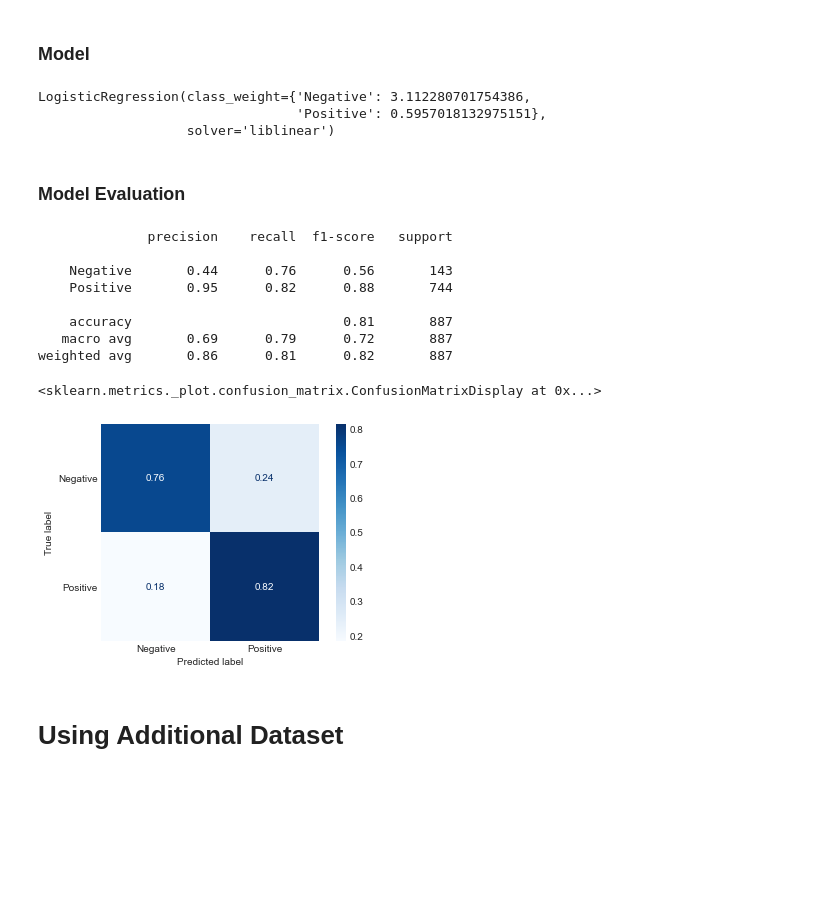
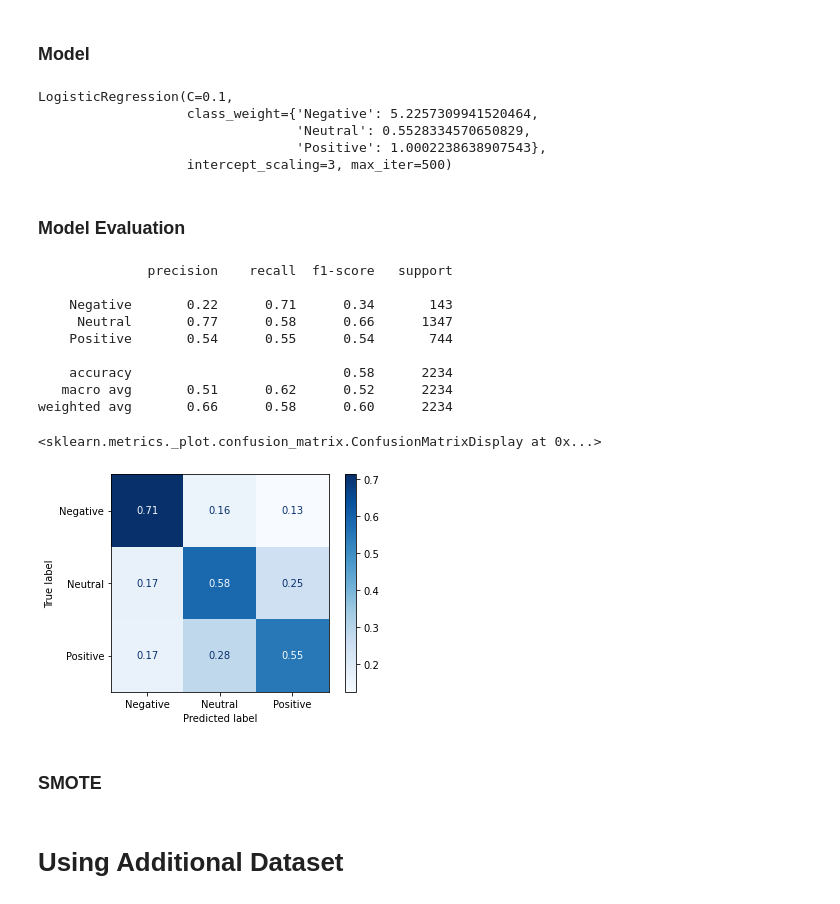
Before and after one commit to singsang2/dsc-mod-4-project-v2-1-onl01-dtsc-ft-070620, a Jupyter notebook: Tweet_sentiment_analysis.ipynb, the cells around one changed output. Cells and saved outputs as stored; diff of their text form; code cells hidden in the pictures; blank space fills up the shorter version.

```diff
--- a/Tweet_sentiment_analysis.ipynb
+++ b/Tweet_sentiment_analysis.ipynb
@@ -1448,11 +1448,11 @@ def get_class_weights(y):
         class_weight_dict (dict): dictionary version of class_weight along with its class names
     """
     class_weight = list(compute_class_weight(class_weight='balanced',
-                                             classes=['Negative', 'Positive'],
+                                             classes=['Negative', 'Neutral', 'Positive'],
                                              y=y))
     class_weight_dict = {'Negative': class_weight[0],
-#                     'Neutral': class_weight[1],
-                    'Positive': class_weight[1]}
+                         'Neutral': class_weight[1],
+                         'Positive': class_weight[2]}
     return class_weight, class_weight_dict
 # %%
 # Calculates class_weight
@@ -1464,33 +1464,39 @@ X_train, X_test, y_train, y_test = train_test_split(X, y, test_size=0.25, random
 ### Model
 # %%
 # Logistic classifier
-clf = LogisticRegression(solver='liblinear', class_weight=class_weight_dict)
+mutliclass_clf = LogisticRegression(solver='lbfgs',
+                                    C=1e-1,
+#                                     fit_intercept=False,
+                                    intercept_scaling=3,
+                                    class_weight=class_weight_dict,
+                                    max_iter=500)
 # %%
-clf.fit(X_train, y_train)
+mutliclass_clf.fit(X_train, y_train)
 # %% [output]
-LogisticRegression(class_weight={'Negative': 3.112280701754386,
-                                 'Positive': 0.5957018132975151},
-                   solver='liblinear')
+LogisticRegression(C=0.1,
+                   class_weight={'Negative': 5.2257309941520464,
+                                 'Neutral': 0.5528334570650829,
+                                 'Positive': 1.0002238638907543},
+                   intercept_scaling=3, max_iter=500)
 # %% [markdown]
 ### Model Evaluation
 # %%
-y_pred = clf.predict(X_test)
+y_pred = mutliclass_clf.predict(X_test)
 # %%
 print(classification_report(y_test, y_pred))
+plot_confusion_matrix(mutliclass_clf, X_test, y_test, normalize='true', cmap='Blues')
 # %% [output]
               precision    recall  f1-score   support
 
-    Negative       0.44      0.76      0.56       143
-    Positive       0.95      0.82      0.88       744
+    Negative       0.22      0.71      0.34       143
+     Neutral       0.77      0.58      0.66      1347
+    Positive       0.54      0.55      0.54       744
 
-    accuracy                           0.81       887
-   macro avg       0.69      0.79      0.72       887
-weighted avg       0.86      0.81      0.82       887
+    accuracy                           0.58      2234
+   macro avg       0.51      0.62      0.52      2234
+weighted avg       0.66      0.58      0.60      2234
+<sklearn.metrics._plot.confusion_matrix.ConfusionMatrixDisplay at 0x...>
+[figure, added]
-# %%
-plot_confusion_matrix(clf, X_test, y_test, normalize='true', cmap='Blues')
-# %% [output]
-<sklearn.metrics._plot.confusion_matrix.ConfusionMatrixDisplay at 0x...>
-[figure, removed]
 # %%
 # Saves the model
 uc.save_data(clf, 'binary_word_emb')
@@ -1499,3 +1503,5 @@ uc.save_data(clf, 'binary_word_emb')
+# %% [markdown]
+### SMOTE
 # %% [markdown]
 # Using Additional Dataset
 # %% [markdown]
```
Also changed, not shown: parts of 4 cells of this notebook.
